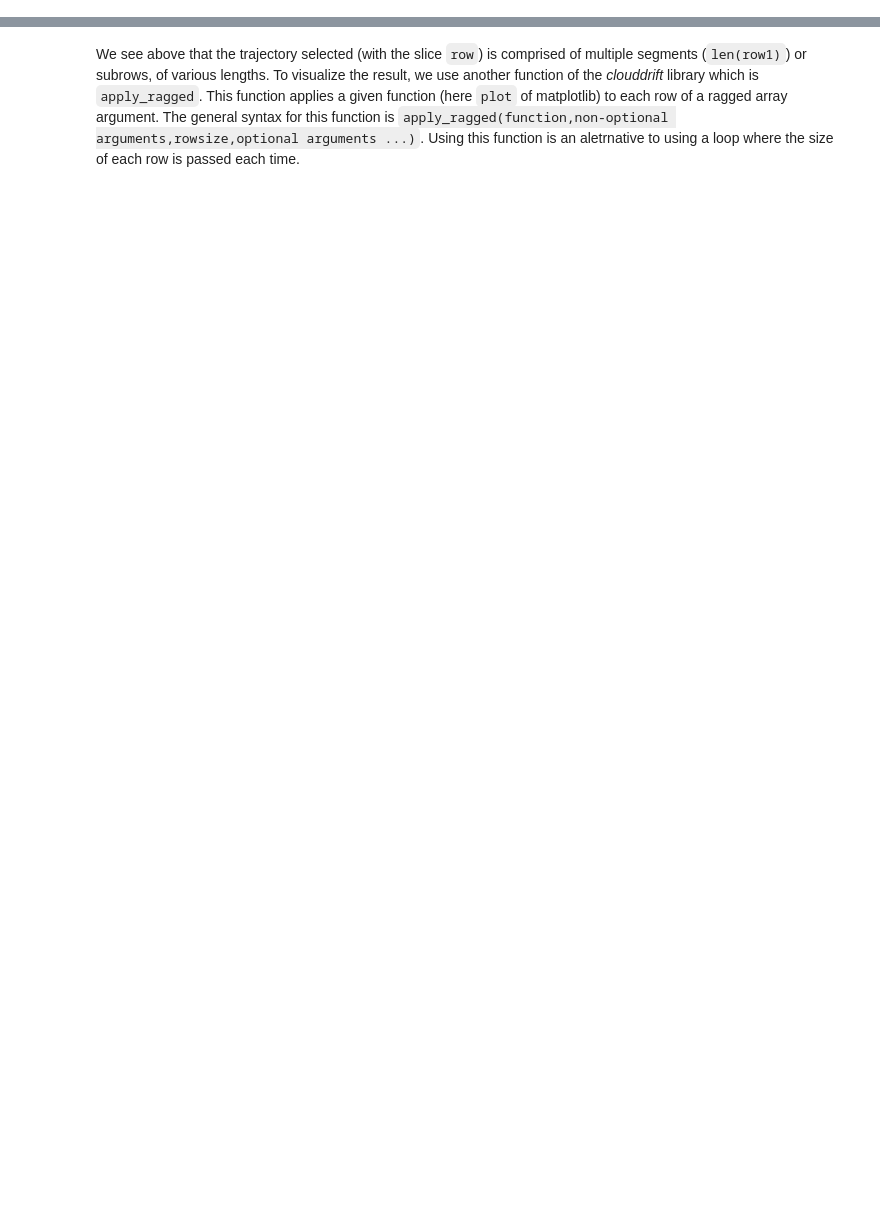
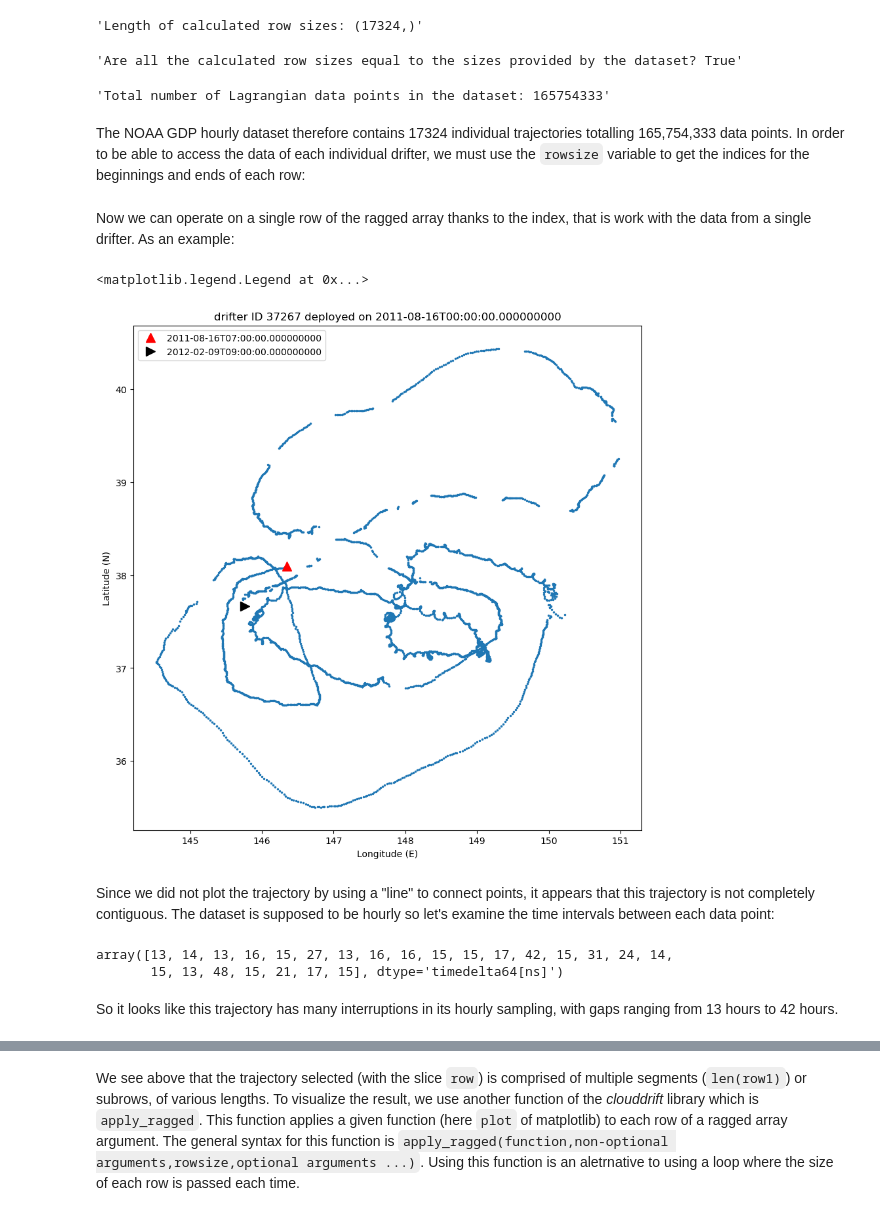
Before and after one commit to selipot/clouddrift-examples, a Jupyter notebook: notebooks/demo-comm-workshop-2023.ipynb, the cells around one changed output, grey strips where cells are left out. Saved outputs shown, nothing was run; the diff lists cells and outputs as text; code cells hidden in the pictures; blank space fills up the shorter version.

```diff
--- a/notebooks/demo-comm-workshop-2023.ipynb
+++ b/notebooks/demo-comm-workshop-2023.ipynb
@@ -107,0 +67,10 @@ array([ 501,  306, 1733,   65,  279,   10,   77,   42,  213,   28,   27,
+# %%
+# ds = cd.datasets.gdp1h()
+# alternatively, one can open the dataset as follows
+# url_path = 'https://noaa-oar-hourly-gdp-pds.s3.us-east-1.amazonaws.com/latest/'
+# file = url_path+'gdp_v2.00.nc'+'#mode=bytes'
+# ds = xr.open_dataset(file,engine='netcdf4',decode_times=True)
+# or use a local copy
+file = '/Users/selipot/Data/awss3/latest/gdp_v2.00.zarr'
+#file = '/Users/selipot/Data/awss3/latest/'+'gdp_v2.00.nc'+'#mode=bytes'
+ds = xr.open_dataset(file,engine='zarr',decode_times=True)
@@ -107,0 +110,14 @@ array([ 501,  306, 1733,   65,  279,   10,   77,   42,  213,   28,   27,
+# %%
+# Because the drifter ids are not monotonically increasing, we need to run the `segment` function twice for positive and negative integer differences of IDs.
+# If we knew they were monoyonically increasing, we could simply do rowsize_test = segment(ds.ids,0)
+rowsize_test = segment(ds.ids,0.5,rowsize=segment(ds.ids,-0.5))
+# verify that the calculated row size is equal to the ds.rowsize variable from the dataset
+display('Length of calculated row sizes: '+str(np.shape(rowsize_test)))
+display('Are all the calculated row sizes equal to the sizes provided by the dataset? '+str(np.all(rowsize_test==ds.rowsize.to_numpy())))
+display('Total number of Lagrangian data points in the dataset: '+ str(np.sum(rowsize_test)))
+# %% [output]
+'Length of calculated row sizes: (17324,)'
+'Are all the calculated row sizes equal to the sizes provided by the dataset? True'
+'Total number of Lagrangian data points in the dataset: 165754333'
+# %% [markdown]
+The NOAA GDP hourly dataset therefore contains 17324 individual trajectories totalling 165,754,333 data points. In order to be able to access the data of each individual drifter, we must use the `rowsize` variable to get the indices for the beginnings and ends of each row:
@@ -107,0 +127,29 @@ array([ 501,  306, 1733,   65,  279,   10,   77,   42,  213,   28,   27,
+# %% [markdown]
+Now we can operate on a single row of the ragged array thanks to the index, that is work with the data from a single drifter. As an example:
+# %%
+# here for example we examine row number 10002 (drifter ID 37267) of the ragged arrays and display latitude vs longitude
+j = 1002 #1002 is a good one
+row = slice(traj_index[j], traj_index[j+1]) # create a data slice for that row
+
+fig, ax = plt.subplots(nrows=1, ncols=1,figsize=(10, 10))
+ax.plot(ds.lon[row],ds.lat[row],marker='.',markersize=3,linestyle='none')
+ax.plot(ds.lon[row][0],ds.lat[row][0],marker='^',markersize=10,color='r',label=str(ds.time[row][0].values),linestyle='none') # plot first point
+ax.plot(ds.lon[row][-1],ds.lat[row][-1],marker='>',markersize=10,color='k',label=str(ds.time[row][-1].values),linestyle='none') # plot last point
+ax.set_ylabel('Latitude (N)')
+ax.set_xlabel('Longitude (E)')
+ax.set_title(label='drifter ID '+str(ds.ID[j].values)+' deployed on '+str(ds.deploy_date[j].values))
+ax.legend()
+# %% [output]
+<matplotlib.legend.Legend at 0x...>
+[figure, added]
+# %% [markdown]
+Since we did not plot the trajectory by using a "line" to connect points, it appears that this trajectory is not completely contiguous. The dataset is supposed to be hourly so let's examine the time intervals between each data point:
+# %%
+diff_time = np.diff(ds.time[row]) # look for time differences that are larger than one hour for the data point of that specific drifter
+q = np.where(diff_time>np.timedelta64(3600, 's'))
+display(diff_time[q]/(3600*1e9)) # time is in nanoseconds: display the time intervals in hours that are larger than 1 hour
+# %% [output]
+array([13, 14, 13, 16, 15, 27, 13, 16, 16, 15, 15, 17, 42, 15, 31, 24, 14,
+       15, 13, 48, 15, 21, 17, 15], dtype='timedelta64[ns]')
+# %% [markdown]
+So it looks like this trajectory has many interruptions in its hourly sampling, with gaps ranging from 13 hours to 42 hours.
```
Also changed, not shown: parts of 69 cells of this notebook, 1 other file.
